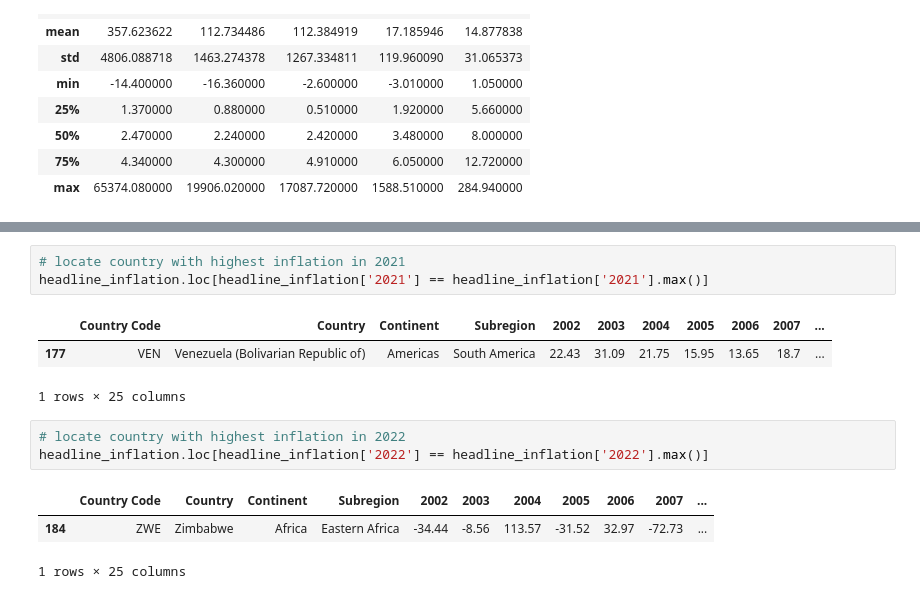
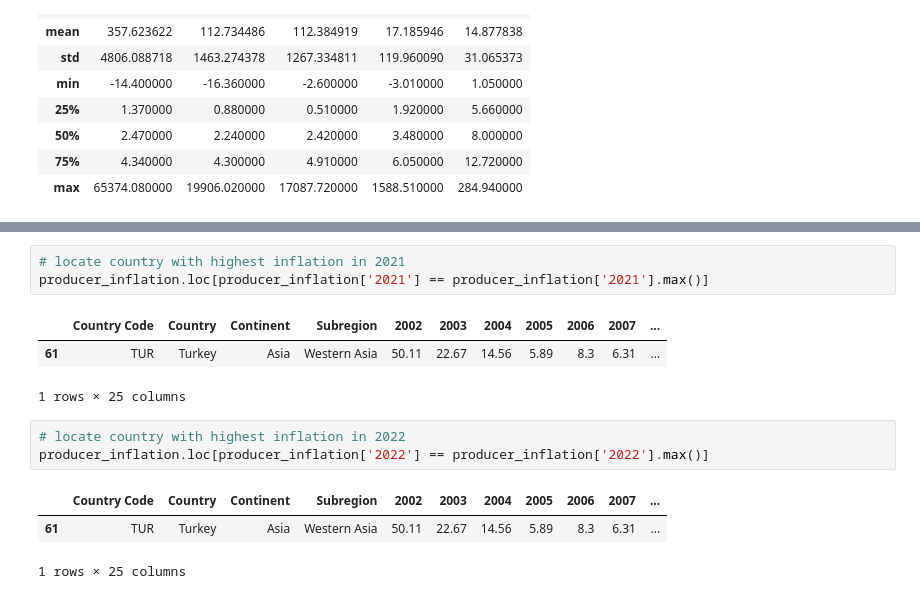
Before and after one commit to Waltzan/Project_3-Data_Engineering_Track, a Jupyter notebook: Data_Cleaning_Kim.ipynb, the cells around one changed output, grey strips where cells are left out. Cells and saved outputs as stored; diff of their text form.

```diff
--- a/Data_Cleaning_Kim.ipynb
+++ b/Data_Cleaning_Kim.ipynb
@@ -405,14 +644,14 @@ headline_inflation.loc[headline_inflation['2020'] == headline_inflation['2020'].
 # %%
 # locate country with highest inflation in 2021
-headline_inflation.loc[headline_inflation['2021'] == headline_inflation['2021'].max()]
+producer_inflation.loc[producer_inflation['2021'] == producer_inflation['2021'].max()]
 # %% [output]
 |  | Country Code | Country | Continent | Subregion | 2002 | 2003 | 2004 | 2005 | 2006 | 2007 | ... |
-| 177 | VEN | Venezuela (Bolivarian Republic of) | Americas | South America | 22.43 | 31.09 | 21.75 | 15.95 | 13.65 | 18.7 | ... |
+| 61 | TUR | Turkey | Asia | Western Asia | 50.11 | 22.67 | 14.56 | 5.89 | 8.3 | 6.31 | ... |
 1 rows × 25 columns
 # %%
 # locate country with highest inflation in 2022
-headline_inflation.loc[headline_inflation['2022'] == headline_inflation['2022'].max()]
+producer_inflation.loc[producer_inflation['2022'] == producer_inflation['2022'].max()]
 # %% [output]
 |  | Country Code | Country | Continent | Subregion | 2002 | 2003 | 2004 | 2005 | 2006 | 2007 | ... |
-| 184 | ZWE | Zimbabwe | Africa | Eastern Africa | -34.44 | -8.56 | 113.57 | -31.52 | 32.97 | -72.73 | ... |
+| 61 | TUR | Turkey | Asia | Western Asia | 50.11 | 22.67 | 14.56 | 5.89 | 8.3 | 6.31 | ... |
 1 rows × 25 columns
```
Also changed, not shown: parts of 27 cells of this notebook.
